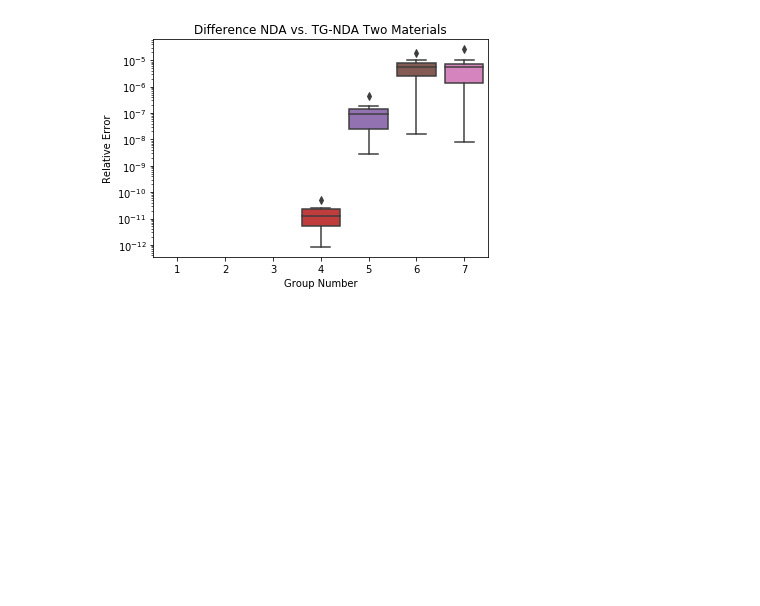
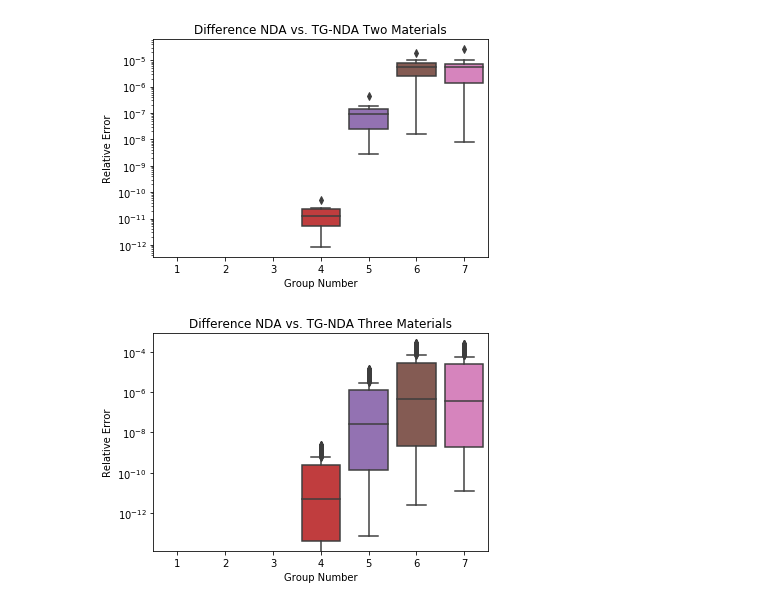
Before and after one commit to marissachanlatte/gallo, a Jupyter notebook: docs/TGNDA-NDA-Comparison.ipynb, the cells around one changed output. Saved outputs shown, nothing was run; the diff lists cells and outputs as text; code cells hidden in the pictures; blank space fills up the shorter version.

```diff
--- a/docs/TGNDA-NDA-Comparison.ipynb
+++ b/docs/TGNDA-NDA-Comparison.ipynb
@@ -64,3 +64,25 @@ plt.title("Difference NDA vs. TG-NDA Two Materials")
 h.set_yscale('log')
 # %% [output]
 [figure]
+# %%
+nda_3materials = np.loadtxt('comparison_data/nda_3materials')
+tgnda_3materials = np.loadtxt('comparison_data/tgnda_3materials')
+rel_iw = []
+for g in range(7):
+    rel_iw.append(np.abs(nda_3materials[g] - tgnda_3materials[g])/np.max(np.abs(nda_3materials[g])))
+dfs_iw = []
+for g in range(7):
+    tmp = pd.DataFrame(rel_iw[g], columns=["rel_err"])
+    tmp["group"]=g+1
+    dfs_iw.append(tmp)
+
+df_iw = pd.concat(dfs_iw)
+# %%
+j = sns.boxplot(data=df_iw, x="group", y="rel_err")
+plt.ylabel("Relative Error")
+plt.xlabel("Group Number")
+plt.ticklabel_format(style='sci', axis='y', useMathText=True, scilimits=(0,1))
+plt.title("Difference NDA vs. TG-NDA Three Materials")
+j.set_yscale('log')
+# %% [output]
+[figure, added]
```
Also changed, not shown: 2 other files.
